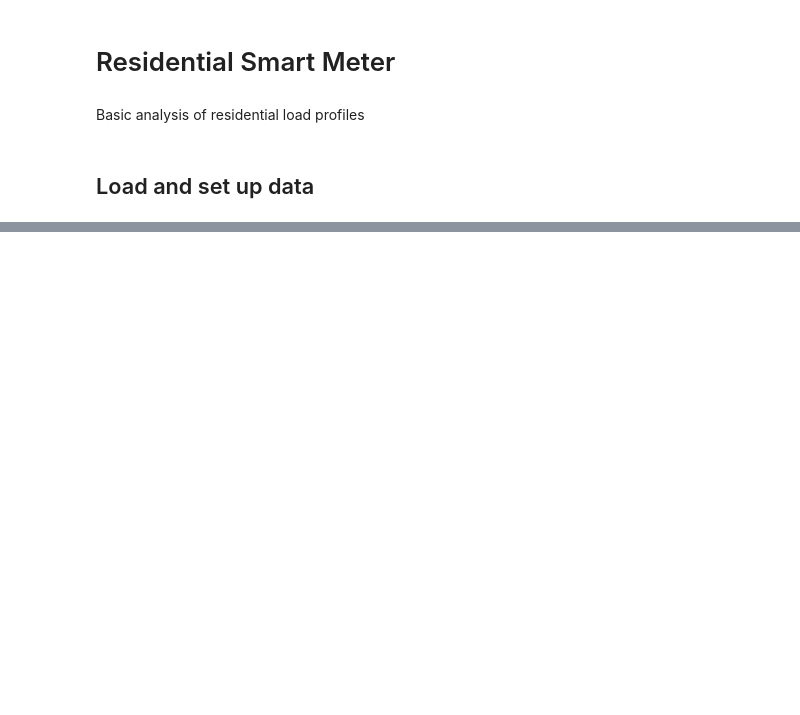
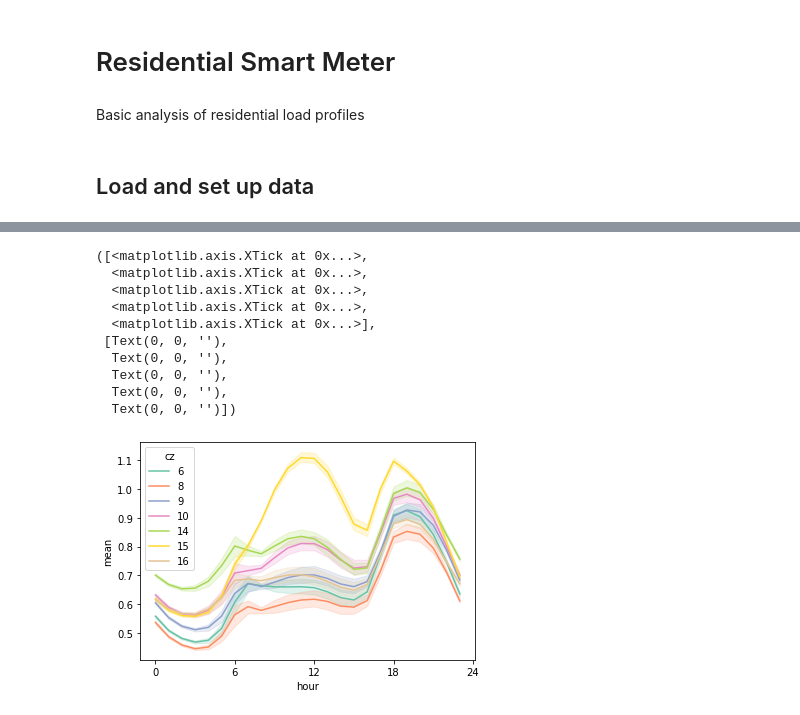
Before and after one commit to josephko91/anthropogenic-heat-la, a Jupyter notebook: residential-smart-meter.ipynb, the cells around one changed output, grey strips where cells are left out. Drawn from its saved outputs; the diff is of its cells as text; code cells hidden in the pictures; blank space fills up the shorter version.

```diff
--- a/residential-smart-meter.ipynb
+++ b/residential-smart-meter.ipynb
@@ -25,0 +176,17 @@ CRSError: Invalid projection: epsg:4326: (Internal Proj Error: proj_create: no d
+# %%
+# Let's first look at only a winter month. We choose February as an example.
+df_feb = df_res_load_cz_merged[df_res_load_cz_merged['month'] == 2]
+sns.lineplot(data=df_feb, x='hour', y='mean', hue='cz', palette='Set2')
+plt.xticks(ticks)
+# %% [output]
+([<matplotlib.axis.XTick at 0x...>,
+  <matplotlib.axis.XTick at 0x...>,
+  <matplotlib.axis.XTick at 0x...>,
+  <matplotlib.axis.XTick at 0x...>,
+  <matplotlib.axis.XTick at 0x...>],
+ [Text(0, 0, ''),
+  Text(0, 0, ''),
+  Text(0, 0, ''),
+  Text(0, 0, ''),
+  Text(0, 0, '')])
+[figure, added]
```
Also changed, not shown: parts of 16 cells of this notebook, 1 other file.
